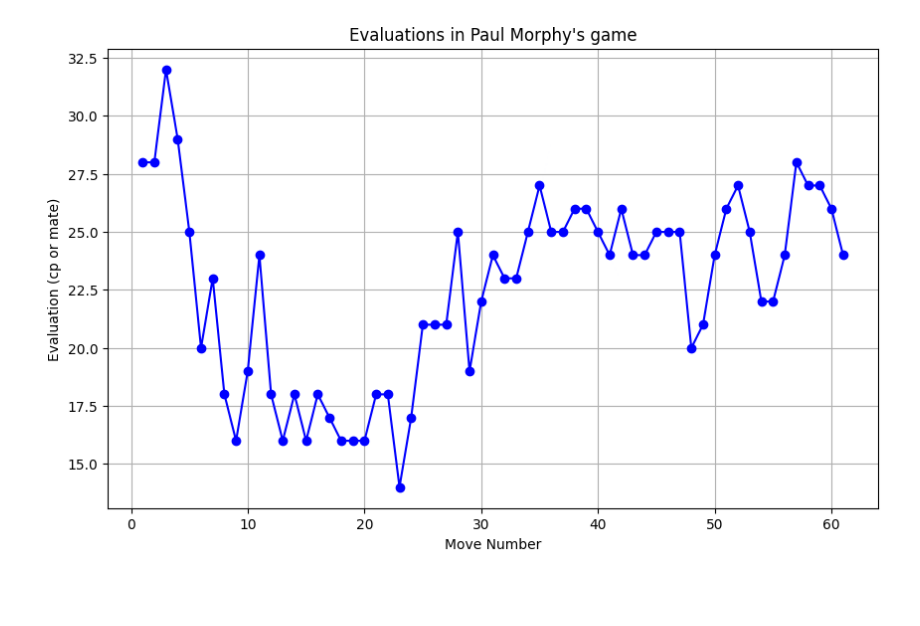
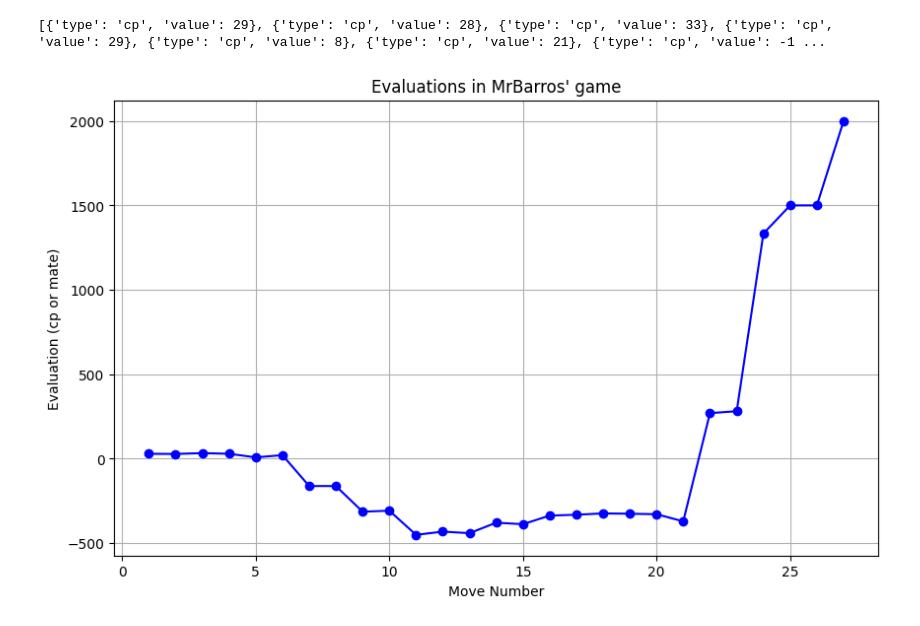
Before and after one commit to Mr-Barros/ENG4040, a Jupyter notebook: src/testes/feature_engineering.ipynb, the cells around one changed output. Drawn from its saved outputs; the diff is of its cells as text; code cells hidden in the pictures; blank space fills up the shorter version.

Commit message:
stockfish bug fixed

```diff
--- a/src/testes/feature_engineering.ipynb
+++ b/src/testes/feature_engineering.ipynb
@@ -25,7 +25,7 @@ class GameMove(chess.Move):
         return self.board.piece_at(self.to_square).symbol()
 # %%
 file_path = '../../dados/experimentos/'
-file_name = 'Morphy.pgn'
+file_name = 'Mr-Barros_vs_wtugrul_2024.10.16.pgn'
 
 stockfish = Stockfish(depth=20)
 
@@ -33,15 +33,14 @@ centipawn_eval_by_piece = {}
 
 game_evaluations = []
 
-
 with open(f'{file_path}{file_name}') as pgn_file:
     game = chess.pgn.read_game(pgn_file)
     board = game.board()
-    stockfish.set_fen_position(board.fen())
     for move in game.mainline_moves():
         board.push(move)
-        stockfish.make_moves_from_current_position(move.uci())
+        stockfish.set_fen_position(board.fen())
         eval = stockfish.get_evaluation()
+        print(eval)
         game_evaluations.append(eval)
 
         piece_moved = board.piece_at(move.to_square).symbol()
@@ -58,18 +82,21 @@ KeyboardInterrupt:
 # %%
 eval_values = []
+
+print(game_evaluations)
 
 for eval_data in game_evaluations:
     if eval_data['type'] == 'cp':
         eval_values.append(eval_data['value'])
-    elif eval_data['type'] == 'mate':
-        eval_values.append(-1000 if '-' in eval_data['value'] else 1000)
+    else:
+        eval_values.append(1000 * (1 + 1 / (eval_data['value'] + 1)))
 
 plt.figure(figsize=(10, 6))
 plt.plot(range(1, len(game_evaluations) + 1), eval_values, marker='o', linestyle='-', color='blue')
-plt.title('Evaluations in Paul Morphy\'s game')
+plt.title('Evaluations in MrBarros\' game')
 plt.xlabel('Move Number')
 plt.ylabel('Evaluation (cp or mate)')
 plt.grid(True)
 plt.show()
 # %% [output]
+[{'type': 'cp', 'value': 29}, {'type': 'cp', 'value': 28}, {'type': 'cp', 'value': 33}, {'type': 'cp', 'value': 29}, {'type': 'cp', 'value': 8}, {'type': 'cp', 'value': 21}, {'type': 'cp', 'value': -1 ...
-[figure, old version]
+[figure, new version]
```
Also changed, not shown: parts of 2 cells of this notebook.
